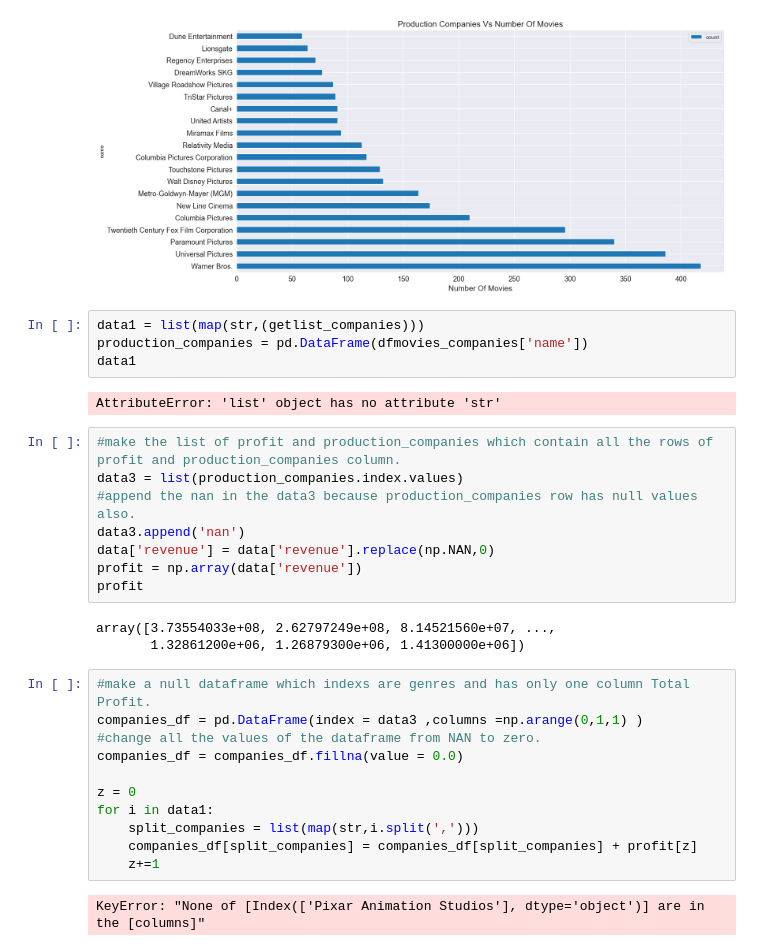
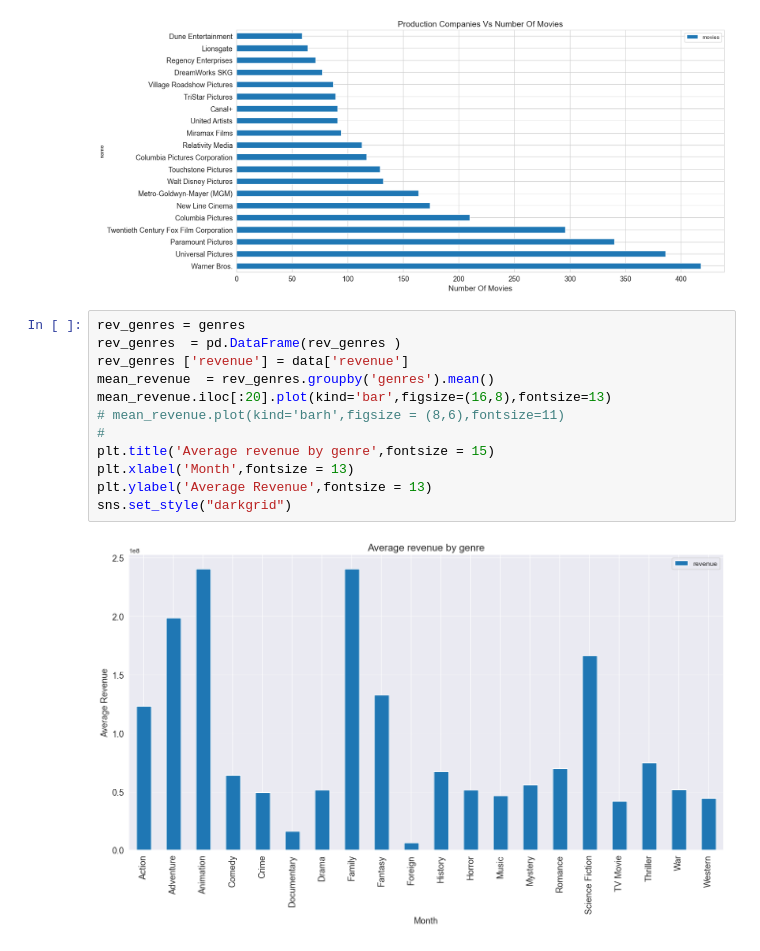
Before and after one commit to MieThorberg/MovieMatch, a Jupyter notebook: MovieRevenueVSBudget.ipynb, the cells around one changed output. Drawn from its saved outputs; the diff is of its cells as text.

Commit message:
bar chart for average revenue by genre

```diff
--- a/MovieRevenueVSBudget.ipynb
+++ b/MovieRevenueVSBudget.ipynb
@@ -204,33 +214,17 @@ plt.xlabel('Number Of Movies',fontsize=14)
 sns.set_style("whitegrid")
 # %% [output]
 [figure]
-# %%
-data1 = list(map(str,(getlist_companies)))
-production_companies = pd.DataFrame(dfmovies_companies['name'])
-data1
-# %% [output]
-AttributeError: 'list' object has no attribute 'str'
-# %%
-#make the list of profit and production_companies which contain all the rows of profit and production_companies column.
-data3 = list(production_companies.index.values)
-#append the nan in the data3 because production_companies row has null values also.
-data3.append('nan')
-data['revenue'] = data['revenue'].replace(np.NAN,0)
-profit = np.array(data['revenue'])
-profit
-# %% [output]
-array([3.73554033e+08, 2.62797249e+08, 8.14521560e+07, ...,
-       1.32861200e+06, 1.26879300e+06, 1.41300000e+06])
-# %%
-#make a null dataframe which indexs are genres and has only one column Total Profit.
-companies_df = pd.DataFrame(index = data3 ,columns =np.arange(0,1,1) )
-#change all the values of the dataframe from NAN to zero.
-companies_df = companies_df.fillna(value = 0.0)
-
-z = 0
-for i in data1:
-    split_companies = list(map(str,i.split(',')))
-    companies_df[split_companies] = companies_df[split_companies] + profit[z]
-    z+=1
-# %% [output]
-KeyError: "None of [Index(['Pixar Animation Studios'], dtype='object')] are in the [columns]"
+# %%
+rev_genres = genres
+rev_genres  = pd.DataFrame(rev_genres )
+rev_genres ['revenue'] = data['revenue']
+mean_revenue  = rev_genres.groupby('genres').mean()
+mean_revenue.iloc[:20].plot(kind='bar',figsize=(16,8),fontsize=13)
+# mean_revenue.plot(kind='barh',figsize = (8,6),fontsize=11)
+#
+plt.title('Average revenue by genre',fontsize = 15)
+plt.xlabel('Month',fontsize = 13)
+plt.ylabel('Average Revenue',fontsize = 13)
+sns.set_style("darkgrid")
+# %% [output]
+[figure, added]
```
Also changed, not shown: parts of 5 cells of this notebook, 1 other file.
